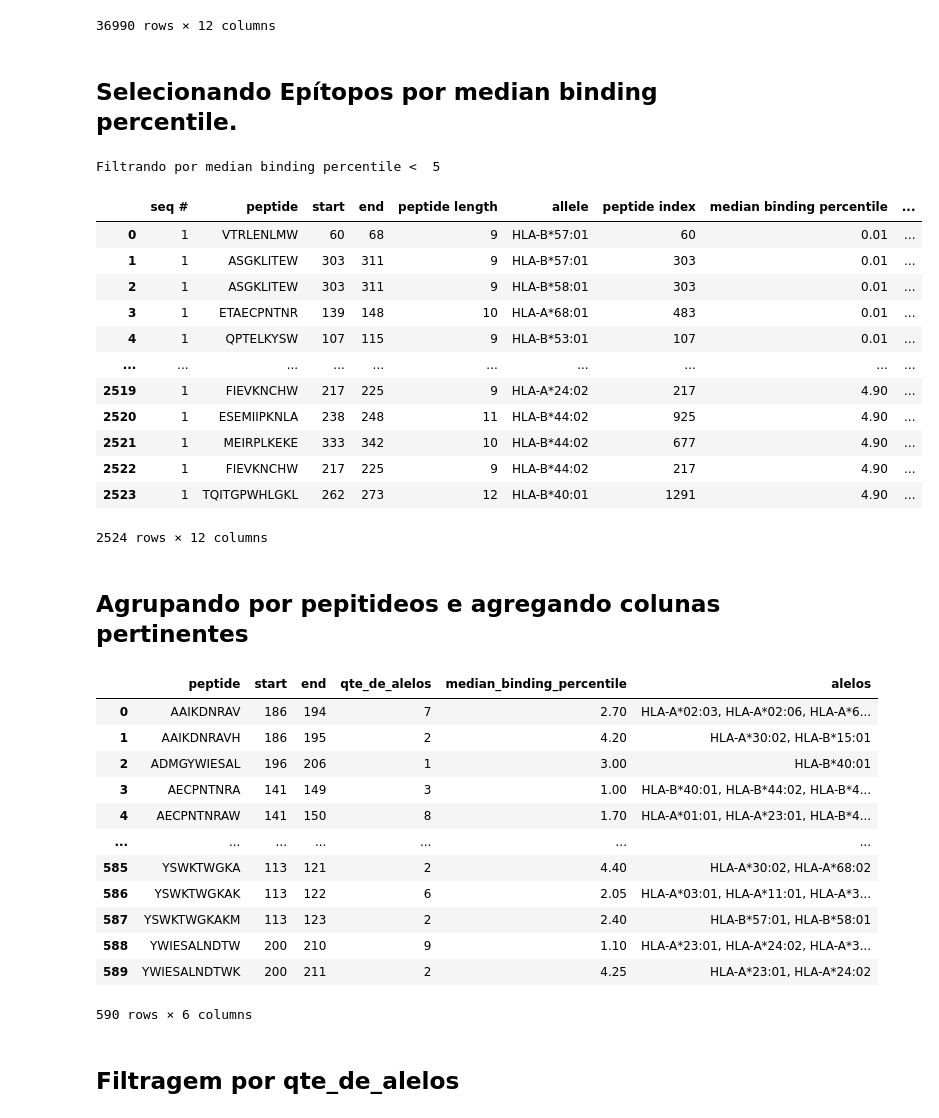
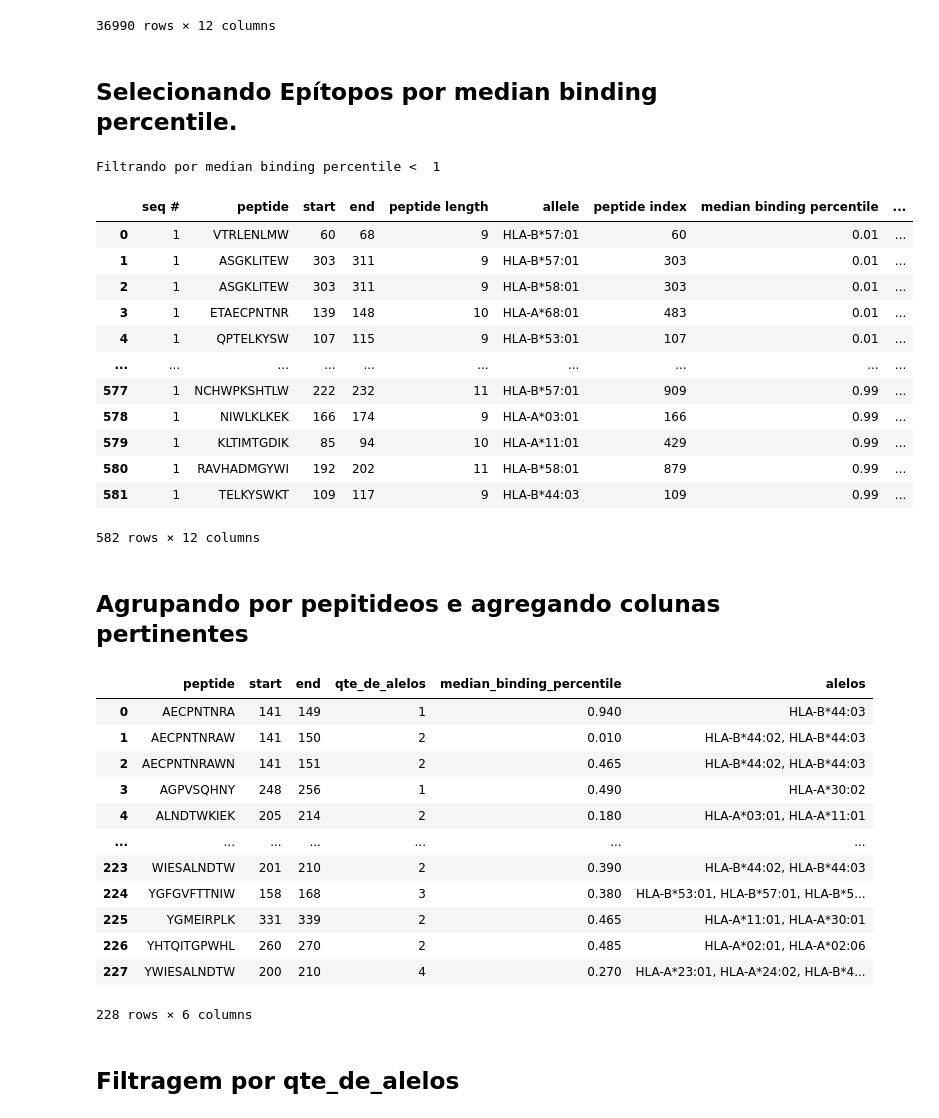
Before and after one commit to BuBitt/PIBIC-2026-DENV, a Jupyter notebook: Dados/DENV2/Epitopos/TCELL1_filter.ipynb, the cells around one changed output. Cells and saved outputs as stored; diff of their text form; code cells hidden in the pictures.

```diff
--- a/Dados/DENV2/Epitopos/TCELL1_filter.ipynb
+++ b/Dados/DENV2/Epitopos/TCELL1_filter.ipynb
@@ -39,27 +48,29 @@ df
 | 36988 | 1 | EKEENLVNSLVT | 340 | 351 | 12 | HLA-A*32:01 | 1369 | 100.00 | ... |
 | 36989 | 1 | EKEENLVNSLVT | 340 | 351 | 12 | HLA-A*68:01 | 1369 | 100.00 | ... |
 36990 rows × 12 columns
-# %% [markdown]
-## Selecionando Epítopos por median binding percentile.
+# %% [markdown]
+## Selecionando Epítopos por median binding percentile.
+# %%
+mbp_minimo = parametros.parametro_de_filtragem_mbp_tcc1
 # %%
-df_mbp_m5 = df[df['median binding percentile'] < parametros.parametro_de_filtragem_mbp_tcc1].copy()
-print("Filtrando por median binding percentile < ", parametros.parametro_de_filtragem_mbp_tcc1)
+df_mbp_m5 = df[df['median binding percentile'] < mbp_minimo].copy()
+print("Filtrando por median binding percentile < ", mbp_minimo)
 df_mbp_m5
 # %% [output]
-Filtrando por median binding percentile <  5
+Filtrando por median binding percentile <  1
 |  | seq # | peptide | start | end | peptide length | allele | peptide index | median binding percentile | ... |
 | 0 | 1 | VTRLENLMW | 60 | 68 | 9 | HLA-B*57:01 | 60 | 0.01 | ... |
 | 1 | 1 | ASGKLITEW | 303 | 311 | 9 | HLA-B*57:01 | 303 | 0.01 | ... |
 | 2 | 1 | ASGKLITEW | 303 | 311 | 9 | HLA-B*58:01 | 303 | 0.01 | ... |
 | 3 | 1 | ETAECPNTNR | 139 | 148 | 10 | HLA-A*68:01 | 483 | 0.01 | ... |
 | 4 | 1 | QPTELKYSW | 107 | 115 | 9 | HLA-B*53:01 | 107 | 0.01 | ... |
 | ... | ... | ... | ... | ... | ... | ... | ... | ... | ... |
-| 2519 | 1 | FIEVKNCHW | 217 | 225 | 9 | HLA-A*24:02 | 217 | 4.90 | ... |
-| 2520 | 1 | ESEMIIPKNLA | 238 | 248 | 11 | HLA-B*44:02 | 925 | 4.90 | ... |
-| 2521 | 1 | MEIRPLKEKE | 333 | 342 | 10 | HLA-B*44:02 | 677 | 4.90 | ... |
-| 2522 | 1 | FIEVKNCHW | 217 | 225 | 9 | HLA-B*44:02 | 217 | 4.90 | ... |
-| 2523 | 1 | TQITGPWHLGKL | 262 | 273 | 12 | HLA-B*40:01 | 1291 | 4.90 | ... |
+| 577 | 1 | NCHWPKSHTLW | 222 | 232 | 11 | HLA-B*57:01 | 909 | 0.99 | ... |
+| 578 | 1 | NIWLKLKEK | 166 | 174 | 9 | HLA-A*03:01 | 166 | 0.99 | ... |
+| 579 | 1 | KLTIMTGDIK | 85 | 94 | 10 | HLA-A*11:01 | 429 | 0.99 | ... |
+| 580 | 1 | RAVHADMGYWI | 192 | 202 | 11 | HLA-B*58:01 | 879 | 0.99 | ... |
+| 581 | 1 | TELKYSWKT | 109 | 117 | 9 | HLA-B*44:03 | 109 | 0.99 | ... |
-2524 rows × 12 columns
+582 rows × 12 columns
 # %% [markdown]
 ## Agrupando por pepitideos e agregando colunas pertinentes
 # %%
@@ -84,17 +95,17 @@ epitopos_repetidos = (
 epitopos_repetidos
 # %% [output]
 |  | peptide | start | end | qte_de_alelos | median_binding_percentile | alelos |
-| 0 | AAIKDNRAV | 186 | 194 | 7 | 2.70 | HLA-A*02:03, HLA-A*02:06, HLA-A*6... |
-| 1 | AAIKDNRAVH | 186 | 195 | 2 | 4.20 | HLA-A*30:02, HLA-B*15:01 |
-| 2 | ADMGYWIESAL | 196 | 206 | 1 | 3.00 | HLA-B*40:01 |
-| 3 | AECPNTNRA | 141 | 149 | 3 | 1.00 | HLA-B*40:01, HLA-B*44:02, HLA-B*4... |
-| 4 | AECPNTNRAW | 141 | 150 | 8 | 1.70 | HLA-A*01:01, HLA-A*23:01, HLA-B*4... |
+| 0 | AECPNTNRA | 141 | 149 | 1 | 0.940 | HLA-B*44:03 |
+| 1 | AECPNTNRAW | 141 | 150 | 2 | 0.010 | HLA-B*44:02, HLA-B*44:03 |
+| 2 | AECPNTNRAWN | 141 | 151 | 2 | 0.465 | HLA-B*44:02, HLA-B*44:03 |
+| 3 | AGPVSQHNY | 248 | 256 | 1 | 0.490 | HLA-A*30:02 |
+| 4 | ALNDTWKIEK | 205 | 214 | 2 | 0.180 | HLA-A*03:01, HLA-A*11:01 |
 | ... | ... | ... | ... | ... | ... | ... |
-| 585 | YSWKTWGKA | 113 | 121 | 2 | 4.40 | HLA-A*30:02, HLA-A*68:02 |
-| 586 | YSWKTWGKAK | 113 | 122 | 6 | 2.05 | HLA-A*03:01, HLA-A*11:01, HLA-A*3... |
-| 587 | YSWKTWGKAKM | 113 | 123 | 2 | 2.40 | HLA-B*57:01, HLA-B*58:01 |
-| 588 | YWIESALNDTW | 200 | 210 | 9 | 1.10 | HLA-A*23:01, HLA-A*24:02, HLA-A*3... |
-| 589 | YWIESALNDTWK | 200 | 211 | 2 | 4.25 | HLA-A*23:01, HLA-A*24:02 |
+| 223 | WIESALNDTW | 201 | 210 | 2 | 0.390 | HLA-B*44:02, HLA-B*44:03 |
+| 224 | YGFGVFTTNIW | 158 | 168 | 3 | 0.380 | HLA-B*53:01, HLA-B*57:01, HLA-B*5... |
+| 225 | YGMEIRPLK | 331 | 339 | 2 | 0.465 | HLA-A*11:01, HLA-A*30:01 |
+| 226 | YHTQITGPWHL | 260 | 270 | 2 | 0.485 | HLA-A*02:01, HLA-A*02:06 |
+| 227 | YWIESALNDTW | 200 | 210 | 4 | 0.270 | HLA-A*23:01, HLA-A*24:02, HLA-B*4... |
-590 rows × 6 columns
+228 rows × 6 columns
 # %% [markdown]
 ## Filtragem por qte_de_alelos
```
Also changed, not shown: parts of 17 cells of this notebook, 18 other files.
